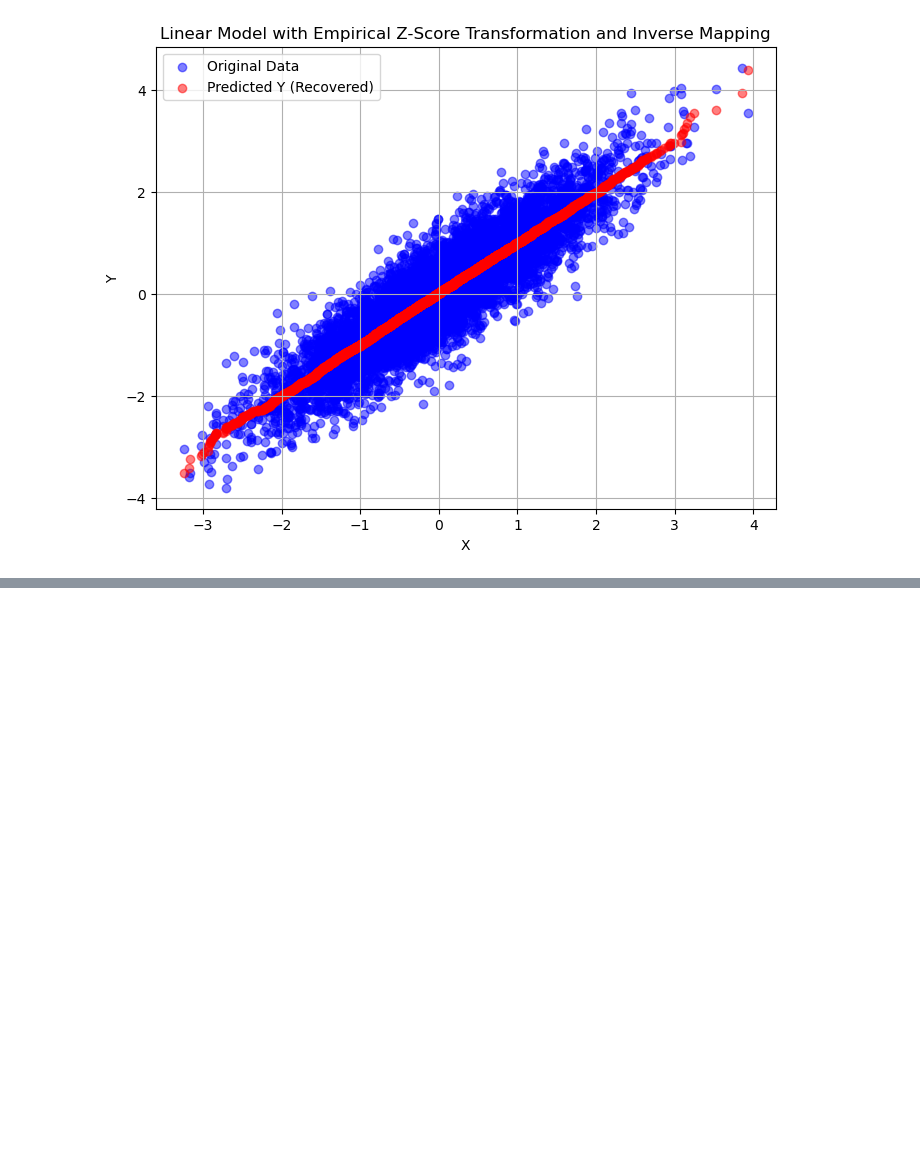
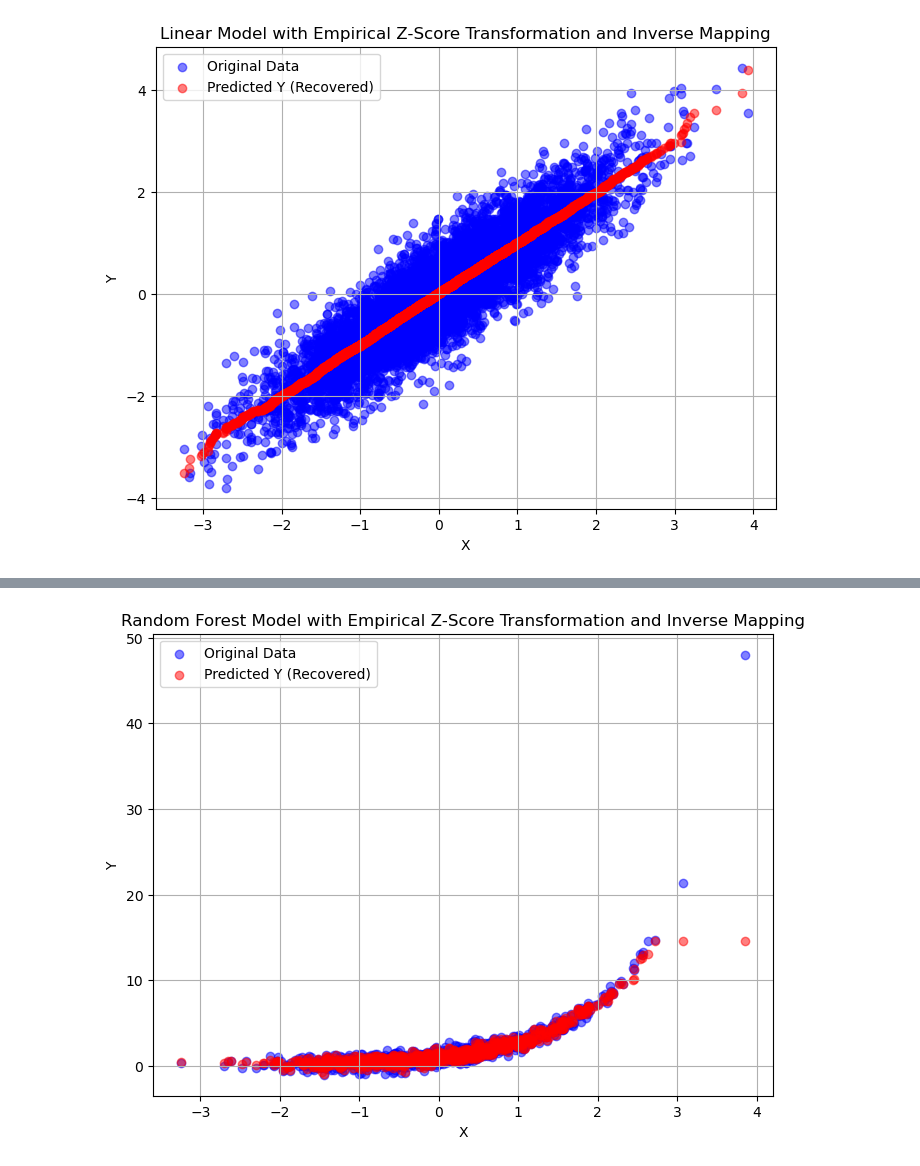
Before and after one commit to kuiper2000/Quantile_Mapping, a Jupyter notebook: Wei-Chieh.ipynb, the cells around one changed output, grey strips where cells are left out. Saved outputs shown, nothing was run; the diff lists cells and outputs as text; code cells hidden in the pictures; blank space fills up the shorter version.

```diff
--- a/Wei-Chieh.ipynb
+++ b/Wei-Chieh.ipynb
@@ -142,0 +143,73 @@ plt.show()
+# %%
+import numpy as np
+import matplotlib.pyplot as plt
+from scipy.stats import rankdata, norm
+from sklearn.ensemble import RandomForestRegressor
+
+# Set random seed for reproducibility
+np.random.seed(42)
+
+# Generate random normal distributed x with mean=0 and std=1
+x = np.random.normal(loc=0, scale=1, size=1000)
+
+# Generate random normal distributed b with mean=0 and std=0.5
+b = np.random.normal(loc=0, scale=0.5, size=1000)
+
+# Define linear model y = ax + b where a = 1
+a = 1
+y = a * np.exp(x) + b
+
+# Compute ECDF-based percentiles
+def ecdf_percentiles(data):
+    return rankdata(data) / (len(data) + 1)  # Avoid 0 and 1 percentiles
+
+# Compute empirical z-scores from percentiles
+def empirical_zscore_from_percentile(percentiles):
+    percentiles = np.clip(percentiles, 1e-6, 1 - 1e-6)  # Clip to avoid NaNs
+    return norm.ppf(percentiles)  # Use the inverse CDF (percent-point function) from scipy
+
+# Convert empirical z-score back to percentile
+def percentile_from_zscore(z_scores):
+    return norm.cdf(z_scores)  # Use the CDF from scipy
+
+# Convert percentile back to actual data using inverse ECDF
+def inverse_ecdf(percentiles, data):
+    sorted_data = np.sort(data)
+    return np.interp(percentiles, np.linspace(0, 1, len(sorted_data)), sorted_data)
+
+# Step 1: Convert x and y to their ECDF percentiles
+x_percentile = ecdf_percentiles(x)
+y_percentile = ecdf_percentiles(y)
+
+# Step 2: Convert percentiles to empirical z-scores
+x_zscore = empirical_zscore_from_percentile(x_percentile)
+y_zscore = empirical_zscore_from_percentile(y_percentile)
+
+# Remove any NaN values from the dataset
+mask = ~np.isnan(x_zscore) & ~np.isnan(y_zscore)
+x_zscore = x_zscore[mask].reshape(-1, 1)
+y_zscore = y_zscore[mask]
+
+# Step 3: Fit a Random Forest model between empirical z-scores
+rf_model = RandomForestRegressor(n_estimators=5, random_state=42)
+rf_model.fit(x_zscore, y_zscore)
+predicted_y_zscore = rf_model.predict(x_zscore)
+
+# Step 4: Convert predicted y's z-score back to percentile
+predicted_y_percentile = percentile_from_zscore(predicted_y_zscore)
+
+# Step 5: Convert percentiles back to actual y values
+predicted_y_actual = inverse_ecdf(predicted_y_percentile, y)
+
+# Plot the transformed data
+plt.figure(figsize=(8, 6))
+plt.scatter(x, y, alpha=0.5, label="Original Data", color='blue')
+plt.scatter(x[mask.flatten()], predicted_y_actual, alpha=0.5, label="Predicted Y (Recovered)", color='red')
+plt.xlabel("X")
+plt.ylabel("Y")
+plt.title("Random Forest Model with Empirical Z-Score Transformation and Inverse Mapping")
+plt.legend()
+plt.grid(True)
+plt.show()
+# %% [output]
+[figure, added]
```
Also changed, not shown: parts of 1 cell of this notebook.
